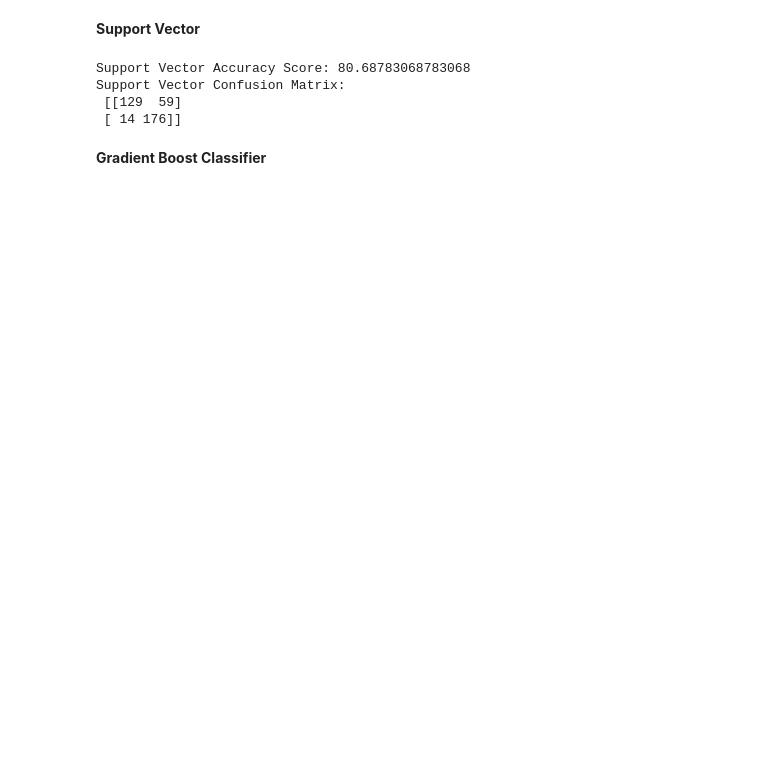
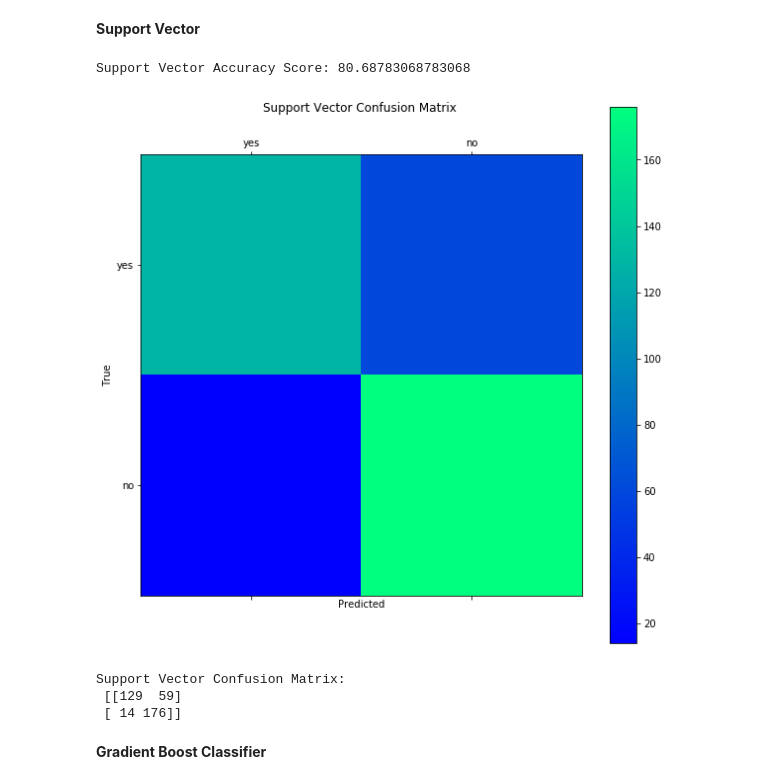
Before and after one commit to GenTaylor/SupervisedLearning, a Jupyter notebook: Supervised Learning Capstone Mental Health in Tech.ipynb, the cells around one changed output. Cells and saved outputs as stored; diff of their text form; code cells hidden in the pictures; blank space fills up the shorter version.

```diff
--- a/Supervised Learning Capstone Mental Health in Tech.ipynb
+++ b/Supervised Learning Capstone Mental Health in Tech.ipynb
@@ -961,19 +1017,32 @@ Random Forest Confusion Matrix:
 # %% [markdown]
 <b>Support Vector
 # %%
-#Commented out because it was breaking the notebook but left in for notes
+
 #Support vector
 
 bestsvc = SVC(gamma='scale')
 bestsvc.fit(X_train, y_train)
 bestpred_svc = svc.predict(X_test)
-print("Support Vector Accuracy Score:",svc.score(X_test, y_test)*100)
+print("Support Vector Accuracy Score:",accuracy_score(y_test,bestpred_svc )*100)
+
+labels = ['yes', 'no']
+fig = plt.figure(figsize=(10,10))
+ax = fig.add_subplot(111)
+rfccmax = ax.matshow(confusion_matrix(y_test,bestpred_svc), cmap='winter')
+plt.title('Support Vector Confusion Matrix \n')
+fig.colorbar(rfccmax)
+ax.set_xticklabels([''] + labels)
+ax.set_yticklabels([''] + labels)
+plt.xlabel('Predicted')
+plt.ylabel('True')
+plt.show()
 print("Support Vector Confusion Matrix:\n", confusion_matrix(y_test,pred_svc))
 # %% [output]
 Support Vector Accuracy Score: 80.68783068783068
-Support Vector Confusion Matrix:
- [[129  59]
- [ 14 176]]
+[figure, added]
+Support Vector Confusion Matrix:
+ [[129  59]
+ [ 14 176]]
 # %% [markdown]
 <b>Gradient Boost Classifier
 # %%
```
Also changed, not shown: parts of 26 cells of this notebook.
